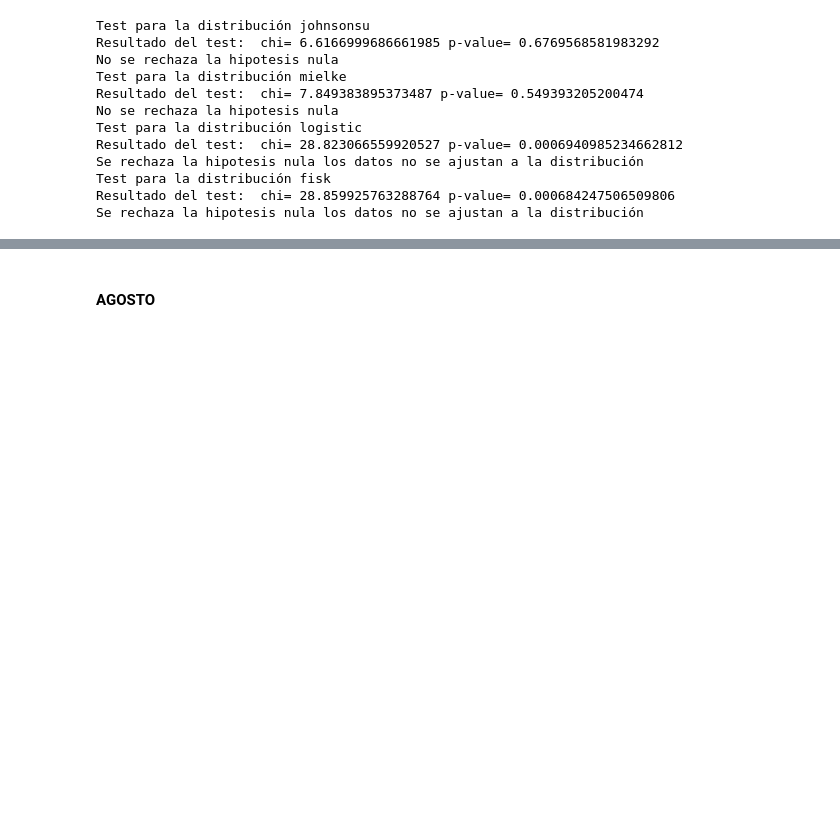
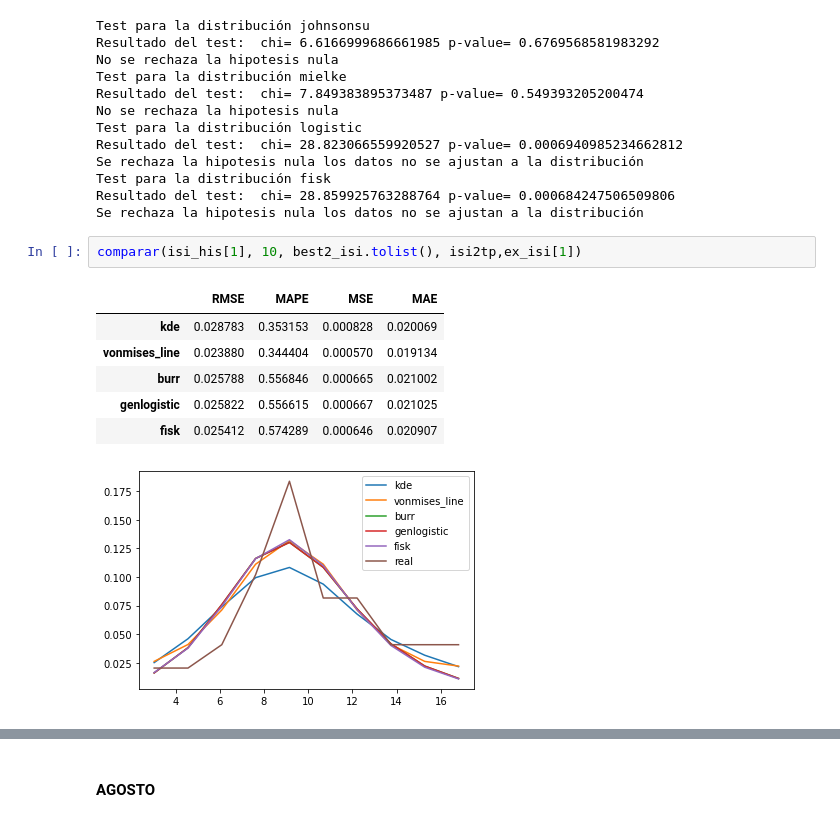
Before and after one commit to Aranzazu-R/Proyecto_Sim_FlavioyAranzazu, a Jupyter notebook: GuiaProyectoFinal-Borrador.ipynb, the cells around one changed output, grey strips where cells are left out. Cells and saved outputs as stored; diff of their text form; blank space fills up the shorter version.

```diff
--- a/GuiaProyectoFinal-Borrador.ipynb
+++ b/GuiaProyectoFinal-Borrador.ipynb
@@ -1598,3 +1450,13 @@ Se rechaza la hipotesis nula los datos no se ajustan a la distribución
 Test para la distribución fisk
 Resultado del test:  chi= 28.859925763288764 p-value= 0.000684247506509806
 Se rechaza la hipotesis nula los datos no se ajustan a la distribución
+# %%
+comparar(isi_his[1], 10, best2_isi.tolist(), isi2tp,ex_isi[1])
+# %% [output]
+|  | RMSE | MAPE | MSE | MAE |
+| kde | 0.028783 | 0.353153 | 0.000828 | 0.020069 |
+| vonmises_line | 0.023880 | 0.344404 | 0.000570 | 0.019134 |
+| burr | 0.025788 | 0.556846 | 0.000665 | 0.021002 |
+| genlogistic | 0.025822 | 0.556615 | 0.000667 | 0.021025 |
+| fisk | 0.025412 | 0.574289 | 0.000646 | 0.020907 |
+[figure, added]
```
Also changed, not shown: parts of 55 cells of this notebook.
